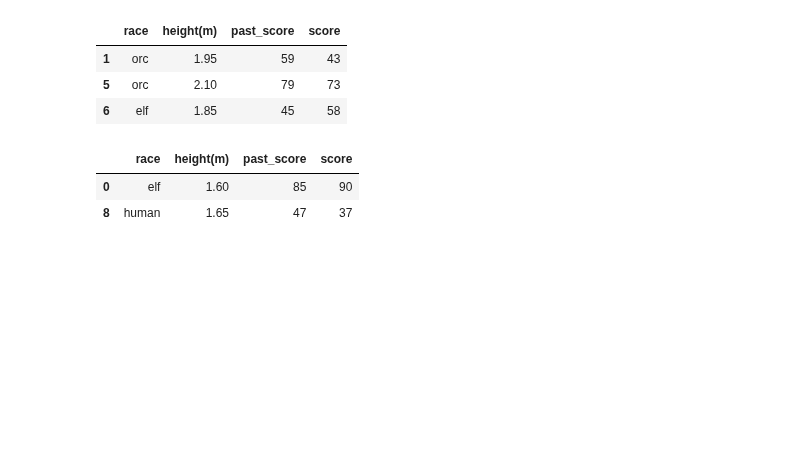
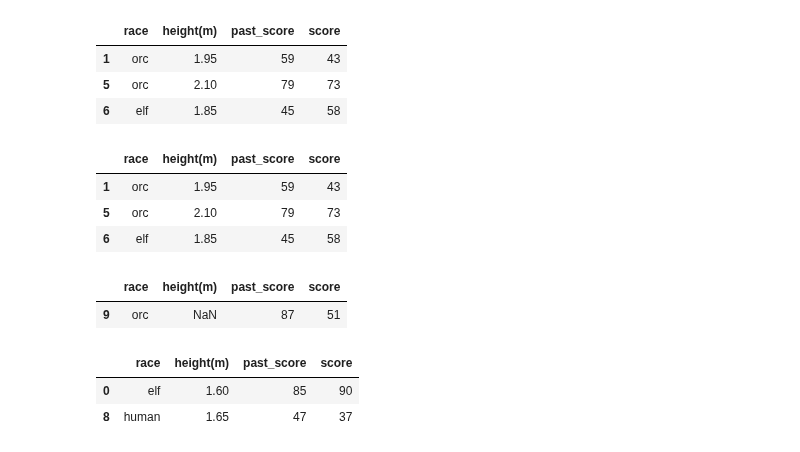
Before and after one commit to microsoft/responsible-ai-toolbox-mitigations, a Jupyter notebook: notebooks/cohort/cohort_definition.ipynb, the cells around one changed output. Drawn from its saved outputs; the diff is of its cells as text; code cells hidden in the pictures; blank space fills up the shorter version.

```diff
--- a/notebooks/cohort/cohort_definition.ipynb
+++ b/notebooks/cohort/cohort_definition.ipynb
@@ -35,6 +37,29 @@ subset
 | 1 | orc | 1.95 | 59 | 43 |
 | 5 | orc | 2.10 | 79 | 73 |
 | 6 | elf | 1.85 | 45 | 58 |
+# %%
+conditions = [
+                [ ['race', '==', ['elf', 'orc'] ] ],
+                'and',
+                ['height(m)', '>=', 1.8]
+            ]
+
+cht_def = CohortDefinition(conditions)
+subset = cht_def.get_cohort_subset(df)
+subset
+# %% [output]
+|  | race | height(m) | past_score | score |
+| 1 | orc | 1.95 | 59 | 43 |
+| 5 | orc | 2.10 | 79 | 73 |
+| 6 | elf | 1.85 | 45 | 58 |
+# %%
+conditions = [ ['height(m)', '==', np.nan] ]
+cht_def = CohortDefinition(conditions)
+subset = cht_def.get_cohort_subset(df)
+subset
+# %% [output]
+|  | race | height(m) | past_score | score |
+| 9 | orc | NaN | 87 | 51 |
 # %%
 conditions = [ [ ['height(m)', 'range', [1.1, 1.7]], 'and', ['race', '!=', 'halfling'] ] ]
 
```
Also changed, not shown: parts of 6 cells of this notebook, 9 other files.
